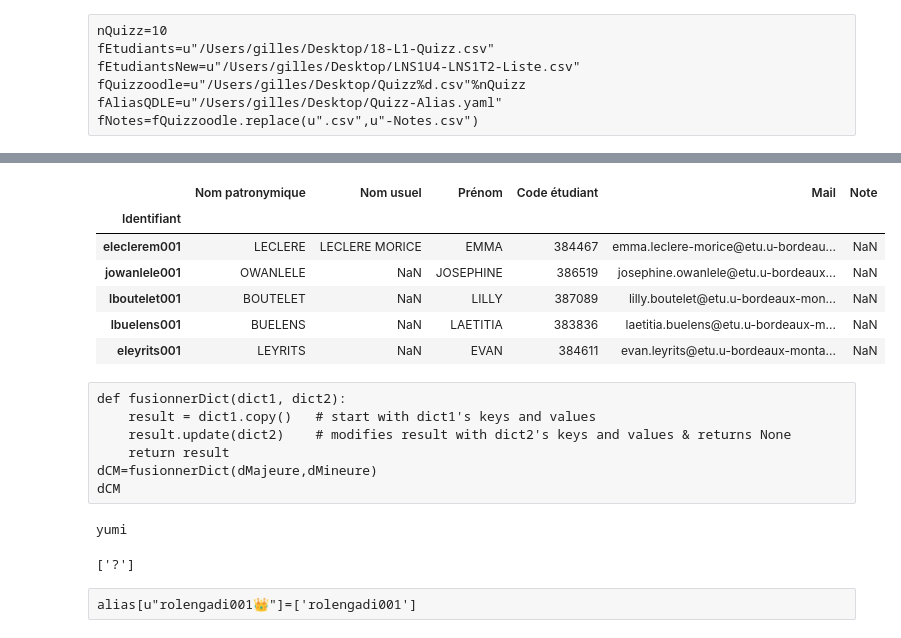
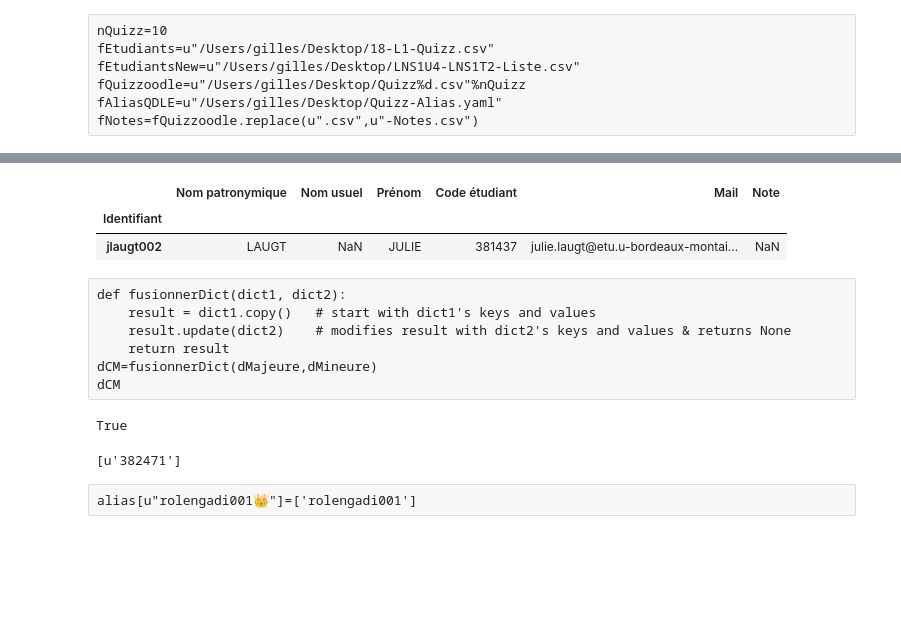
Before and after one commit to gboye/Divers, a Jupyter notebook: Quizzoodle-Notes.ipynb, the cells around one changed output, grey strips where cells are left out. Cells and saved outputs as stored; diff of their text form; code cells hidden in the pictures; blank space fills up the shorter version.

```diff
--- a/Quizzoodle-Notes.ipynb
+++ b/Quizzoodle-Notes.ipynb
@@ -109,13 +126,9 @@ dfCM
 # %%
-dfCM[dfCM.index.str.contains("ele")]
+dfCM[dfCM.index.str.contains("laugt")]
 # %% [output]
 |  | Nom patronymique | Nom usuel | Prénom | Code étudiant | Mail | Note |
 | Identifiant |  |  |  |  |  |  |
-| eleclerem001 | LECLERE | LECLERE MORICE | EMMA | 384467 | emma.leclere-morice@etu.u-bordeau... | NaN |
-| jowanlele001 | OWANLELE | NaN | JOSEPHINE | 386519 | josephine.owanlele@etu.u-bordeaux... | NaN |
-| lboutelet001 | BOUTELET | NaN | LILLY | 387089 | lilly.boutelet@etu.u-bordeaux-mon... | NaN |
-| lbuelens001 | BUELENS | NaN | LAETITIA | 383836 | laetitia.buelens@etu.u-bordeaux-m... | NaN |
-| eleyrits001 | LEYRITS | NaN | EVAN | 384611 | evan.leyrits@etu.u-bordeaux-monta... | NaN |
+| jlaugt002 | LAUGT | NaN | JULIE | 381437 | julie.laugt@etu.u-bordeaux-montai... | NaN |
 # %% [raw]
 def fusionnerDict(dict1, dict2):
     result = dict1.copy()   # start with dict1's keys and values
@@ -168,11 +181,12 @@ def decomposerNom(nom):
     else:
         result.extend(chercherIdentifiant(nom))
     return result
-# %%
-chercherIdentifiant("yumi")
-# %% [output]
-yumi
-['?']
+# %%
+print "flo26" in alias
+[dfCM.loc[a,u"Code étudiant"] for a in alias["flo26"] if a in dfCM.index]
+# %% [output]
+True
+[u'382471']
 # %% [raw]
 alias[u"rolengadi001👑"]=['rolengadi001']
 # %% [raw]
```
Also changed, not shown: parts of 48 cells of this notebook, 6 other files.
